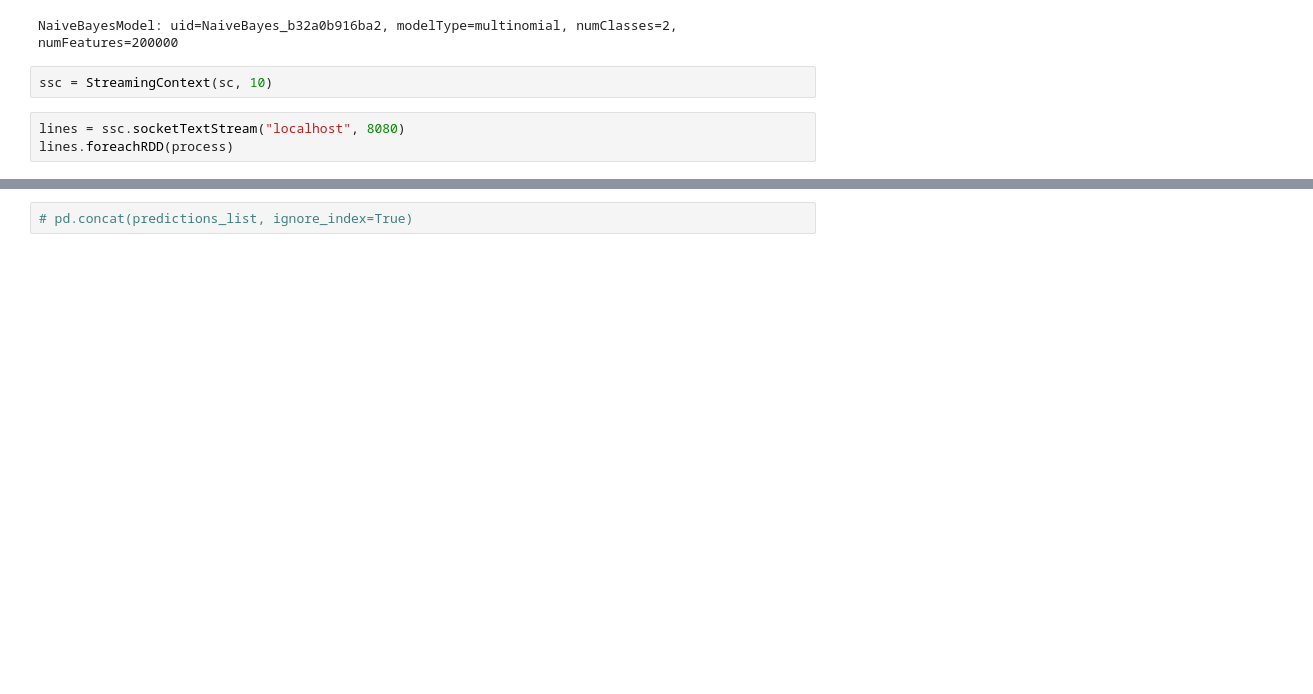
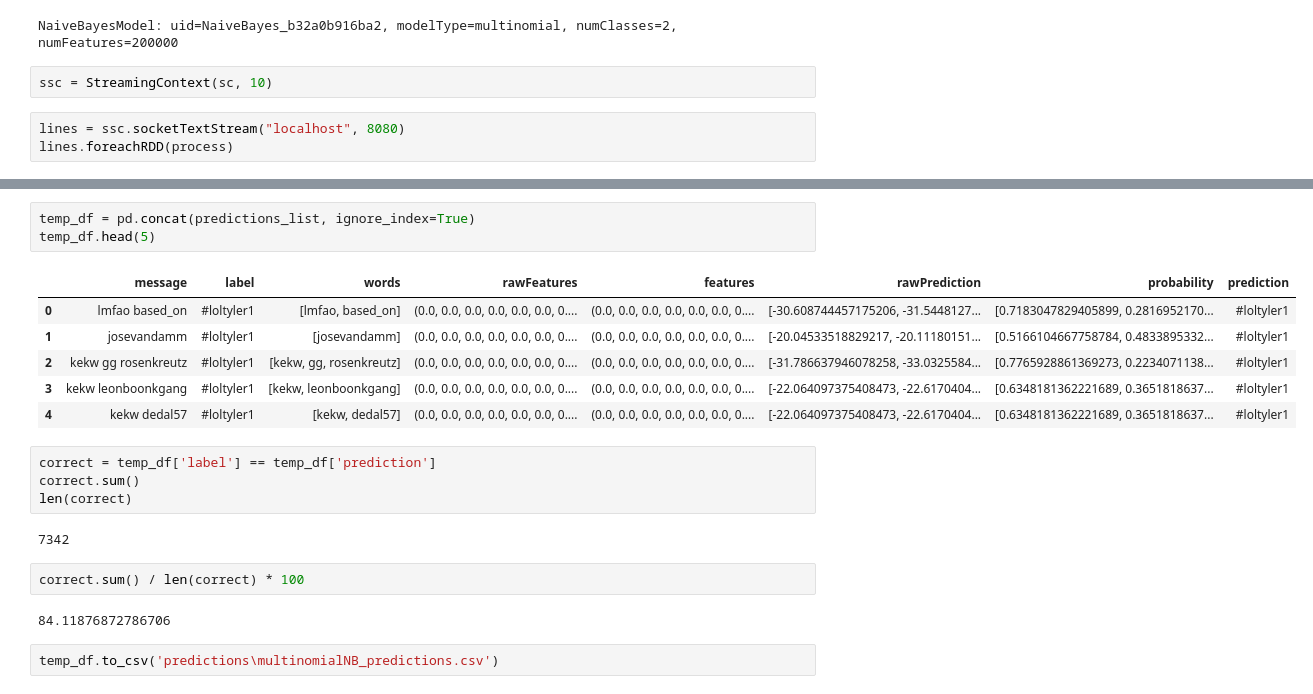
Before and after one commit to KoroNiko/analytics_assignment_3, a Jupyter notebook: predict_stream.ipynb, the cells around one changed output, grey strips where cells are left out. Cells and saved outputs as stored; diff of their text form; blank space fills up the shorter version.

```diff
--- a/predict_stream.ipynb
+++ b/predict_stream.ipynb
@@ -221,2 +257,22 @@ ssc_t.stop()
 # %%
-# pd.concat(predictions_list, ignore_index=True)
+temp_df = pd.concat(predictions_list, ignore_index=True)
+temp_df.head(5)
+# %% [output]
+|  | message | label | words | rawFeatures | features | rawPrediction | probability | prediction |
+| 0 | lmfao based_on | #loltyler1 | [lmfao, based_on] | (0.0, 0.0, 0.0, 0.0, 0.0, 0.0, 0.... | (0.0, 0.0, 0.0, 0.0, 0.0, 0.0, 0.... | [-30.608744457175206, -31.5448127... | [0.7183047829405899, 0.2816952170... | #loltyler1 |
+| 1 | josevandamm | #loltyler1 | [josevandamm] | (0.0, 0.0, 0.0, 0.0, 0.0, 0.0, 0.... | (0.0, 0.0, 0.0, 0.0, 0.0, 0.0, 0.... | [-20.04533518829217, -20.11180151... | [0.5166104667758784, 0.4833895332... | #loltyler1 |
+| 2 | kekw gg rosenkreutz | #loltyler1 | [kekw, gg, rosenkreutz] | (0.0, 0.0, 0.0, 0.0, 0.0, 0.0, 0.... | (0.0, 0.0, 0.0, 0.0, 0.0, 0.0, 0.... | [-31.786637946078258, -33.0325584... | [0.7765928861369273, 0.2234071138... | #loltyler1 |
+| 3 | kekw leonboonkgang | #loltyler1 | [kekw, leonboonkgang] | (0.0, 0.0, 0.0, 0.0, 0.0, 0.0, 0.... | (0.0, 0.0, 0.0, 0.0, 0.0, 0.0, 0.... | [-22.064097375408473, -22.6170404... | [0.6348181362221689, 0.3651818637... | #loltyler1 |
+| 4 | kekw dedal57 | #loltyler1 | [kekw, dedal57] | (0.0, 0.0, 0.0, 0.0, 0.0, 0.0, 0.... | (0.0, 0.0, 0.0, 0.0, 0.0, 0.0, 0.... | [-22.064097375408473, -22.6170404... | [0.6348181362221689, 0.3651818637... | #loltyler1 |
+# %%
+correct = temp_df['label'] == temp_df['prediction']
+correct.sum()
+len(correct)
+# %% [output]
+7342
+# %%
+correct.sum() / len(correct) * 100
+# %% [output]
+84.11876872786706
+# %%
+temp_df.to_csv('predictions\multinomialNB_predictions.csv')
```
Also changed, not shown: parts of 3 cells of this notebook.
